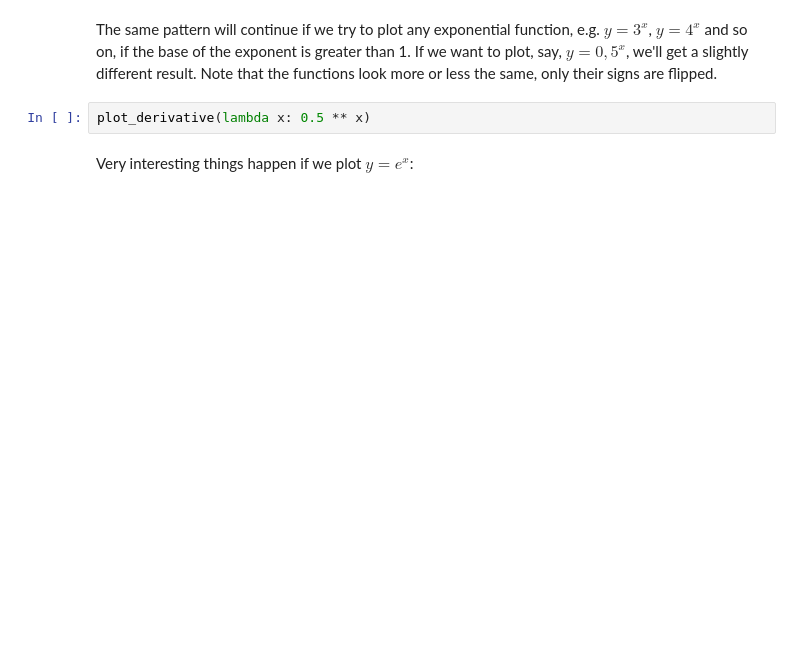
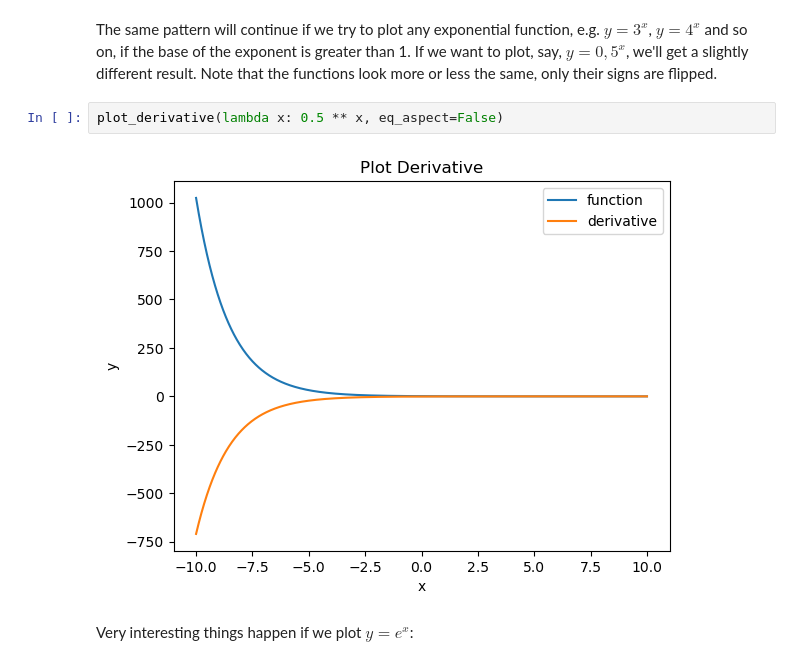
Before and after one commit to mi6oo6im/ml_math_for_devs, a Jupyter notebook: 08. Exercise Calculus/Calculus Exercise.ipynb, the cells around one changed output. Drawn from its saved outputs; the diff is of its cells as text; blank space fills up the shorter version.

```diff
--- a/08. Exercise Calculus/Calculus Exercise.ipynb
+++ b/08. Exercise Calculus/Calculus Exercise.ipynb
@@ -223,7 +238,9 @@ plot_derivative(lambda x: 2 ** x, min_x = 0, max_x = 20)
 # %% [markdown]
 The same pattern will continue if we try to plot any exponential function, e.g. $y = 3^x$, $y = 4^x$ and so on, if the base of the exponent is greater than 1. If we want to plot, say, $y = 0,5^x$, we'll get a slightly different result. Note that the functions look more or less the same, only their signs are flipped.
 # %%
-plot_derivative(lambda x: 0.5 ** x)
+plot_derivative(lambda x: 0.5 ** x, eq_aspect=False)
+# %% [output]
+[figure, added]
 # %% [markdown]
 Very interesting things happen if we plot $y = e^x$:
 # %%
```
Also changed, not shown: parts of 9 cells of this notebook.
